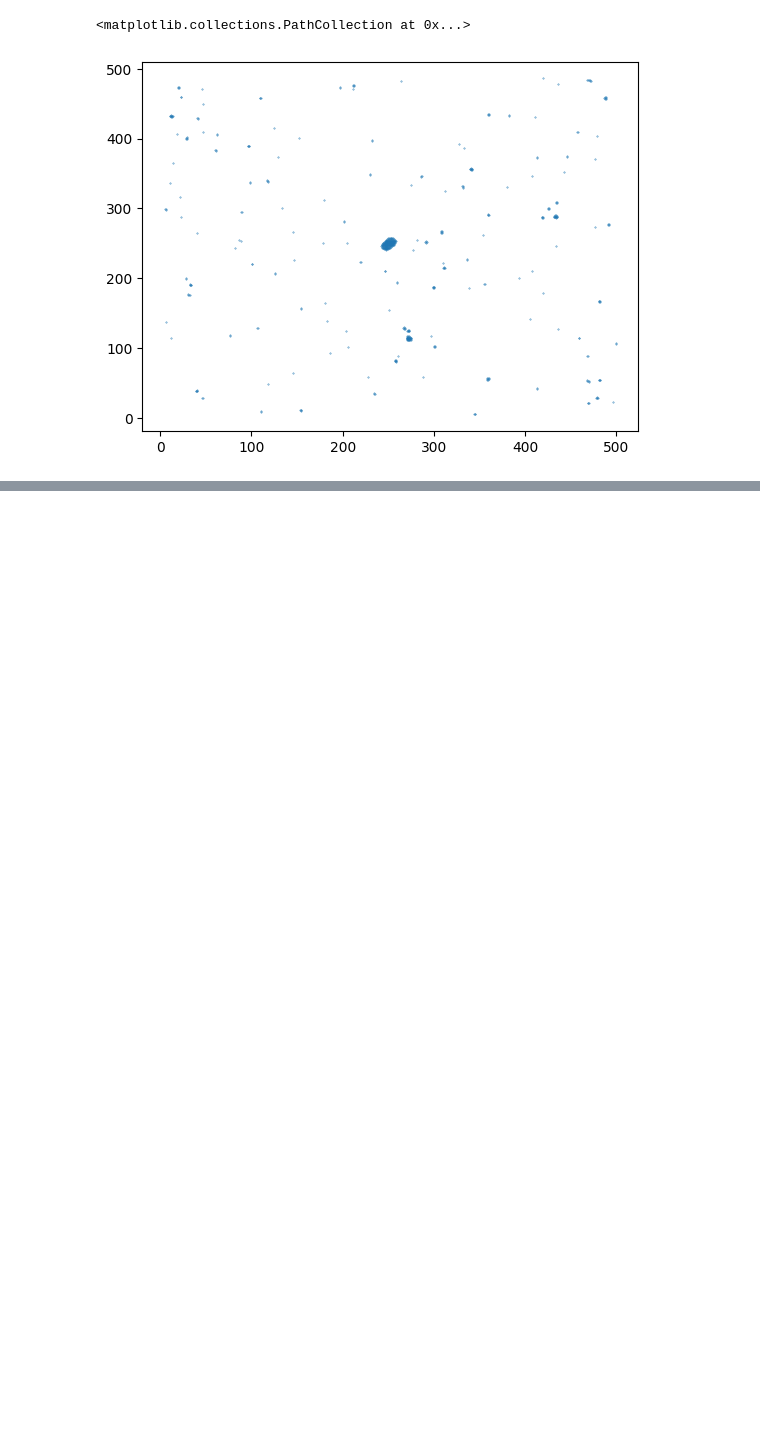
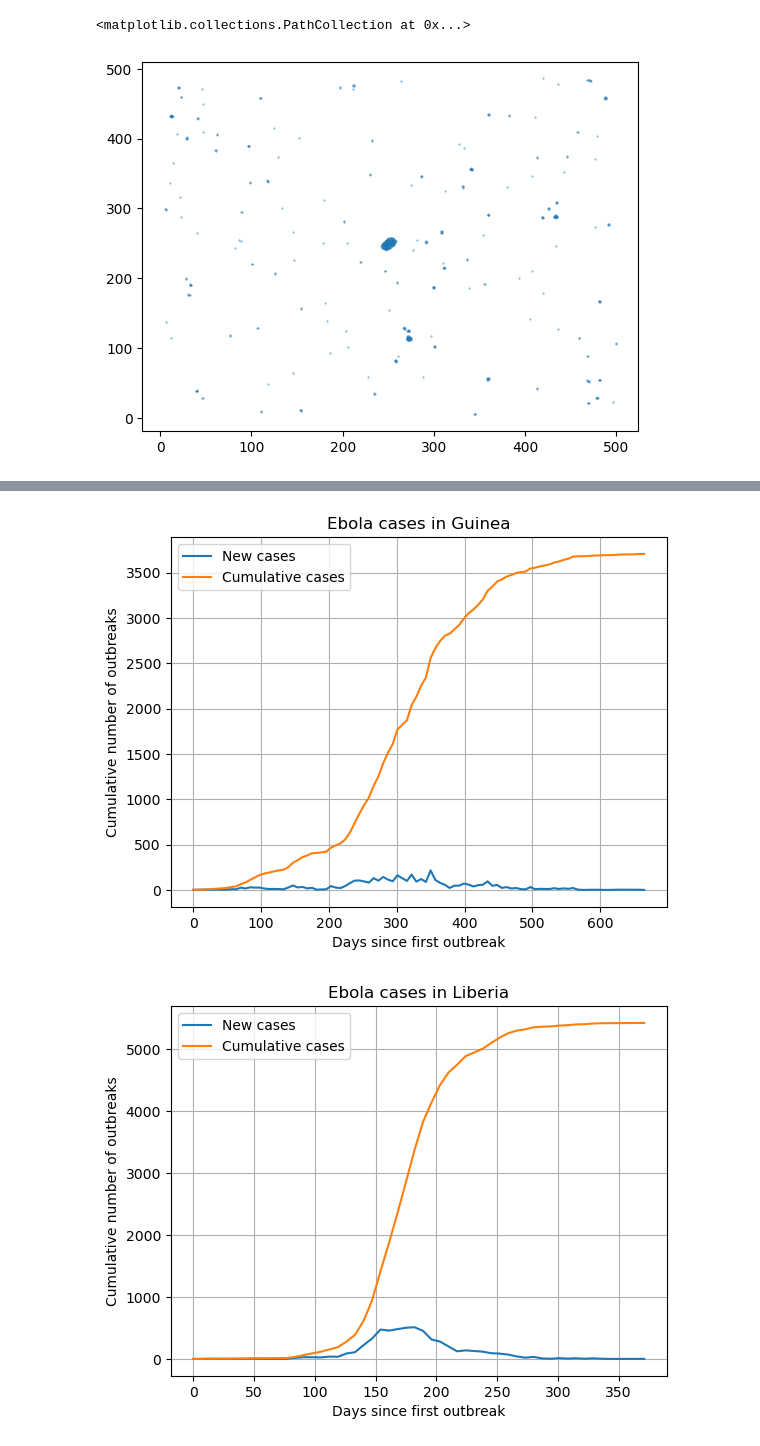
Before and after one commit to AliRiaz34/Mod300-project4, a Jupyter notebook: PyGaLaXy.ipynb, the cells around one changed output, grey strips where cells are left out. Cells and saved outputs as stored; diff of their text form; code cells hidden in the pictures; blank space fills up the shorter version.

```diff
--- a/PyGaLaXy.ipynb
+++ b/PyGaLaXy.ipynb
@@ -129,0 +136,28 @@ plt.scatter(x, y, s=0.1)
+# %%
+import numpy as np
+import matplotlib.pyplot as plt
+
+files = [
+    ("data/ebola_cases_guinea.dat", "Guinea"),
+    ("data/ebola_cases_liberia.dat", "Liberia"),
+    ("data/ebola_cases_sierra_leone.dat", "Sierra Leone"),
+]
+
+for file, country in files:
+    data = np.loadtxt(file, skiprows=1, usecols=(1, 2))
+
+    days = data[:, 0]
+    new_cases = data[:, 1]
+    cumulative_cases = np.cumsum(new_cases)
+
+    plt.plot(days, new_cases, label="New cases")
+    plt.plot(days, cumulative_cases, label="Cumulative cases")
+    plt.xlabel("Days since first outbreak")
+    plt.ylabel("Cumulative number of outbreaks")
+    plt.title(f"Ebola cases in {country}")
+    plt.legend()
+    plt.grid()
+    plt.show()
+# %% [output]
+[figure, added]
+[figure, added]
```
Also changed, not shown: parts of 7 cells of this notebook, 3 other files.
